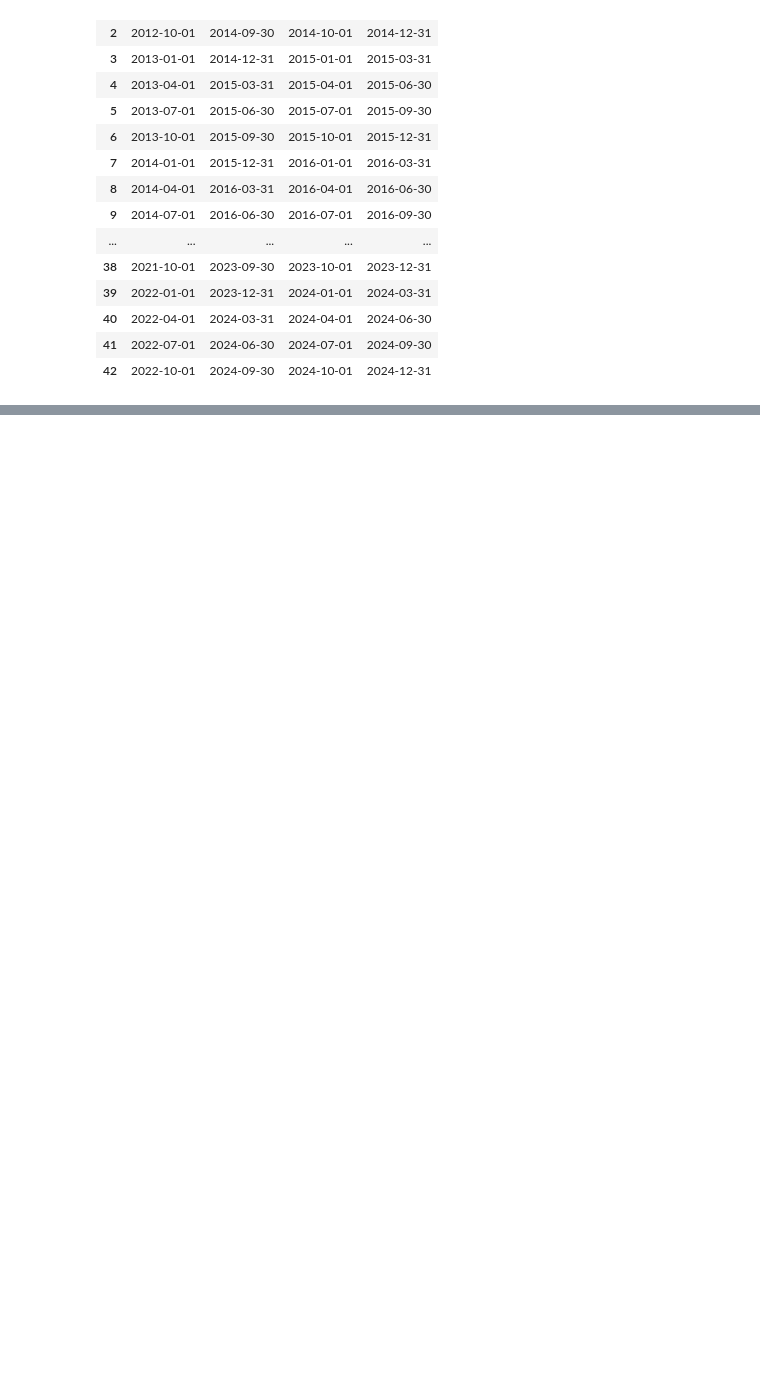
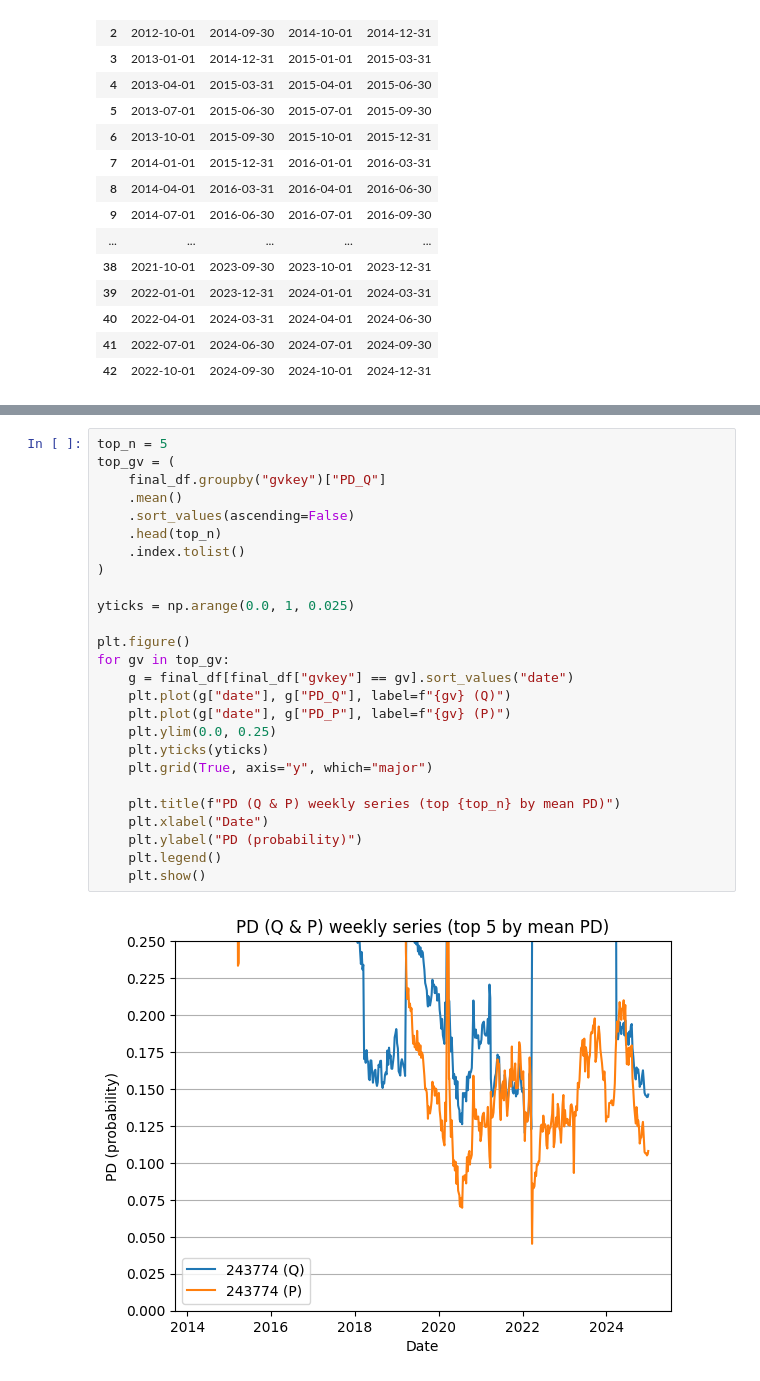
Before and after one commit to keenanveronica/Merton_NIGbayesian, a Jupyter notebook: merton_rolling_afonso.ipynb, the cells around one changed output, grey strips where cells are left out. Drawn from its saved outputs; the diff is of its cells as text; blank space fills up the shorter version.

Commit message:
plots

```diff
--- a/merton_rolling_afonso.ipynb
+++ b/merton_rolling_afonso.ipynb
@@ -618,0 +800,28 @@ Name: sigma_hat, dtype: float64
+# %%
+top_n = 5
+top_gv = (
+    final_df.groupby("gvkey")["PD_Q"]
+    .mean()
+    .sort_values(ascending=False)
+    .head(top_n)
+    .index.tolist()
+)
+
+yticks = np.arange(0.0, 1, 0.025)
+
+plt.figure()
+for gv in top_gv:
+    g = final_df[final_df["gvkey"] == gv].sort_values("date")
+    plt.plot(g["date"], g["PD_Q"], label=f"{gv} (Q)")
+    plt.plot(g["date"], g["PD_P"], label=f"{gv} (P)")
+    plt.ylim(0.0, 0.25)
+    plt.yticks(yticks)
+    plt.grid(True, axis="y", which="major")
+
+    plt.title(f"PD (Q & P) weekly series (top {top_n} by mean PD)")
+    plt.xlabel("Date")
+    plt.ylabel("PD (probability)")
+    plt.legend()
+    plt.show()
+# %% [output]
+[figure, added]
```
Also changed, not shown: parts of 7 cells of this notebook, 1 other file.
